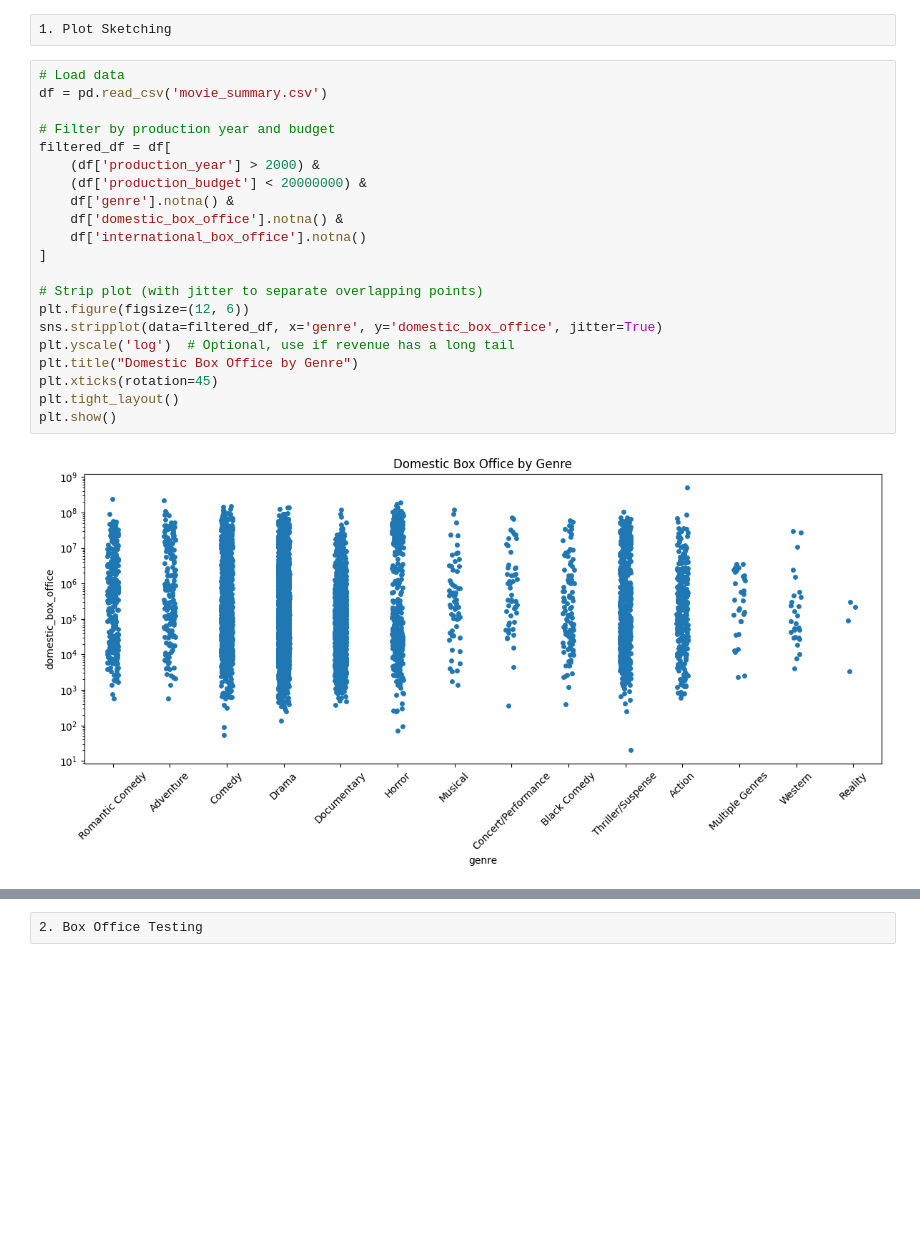
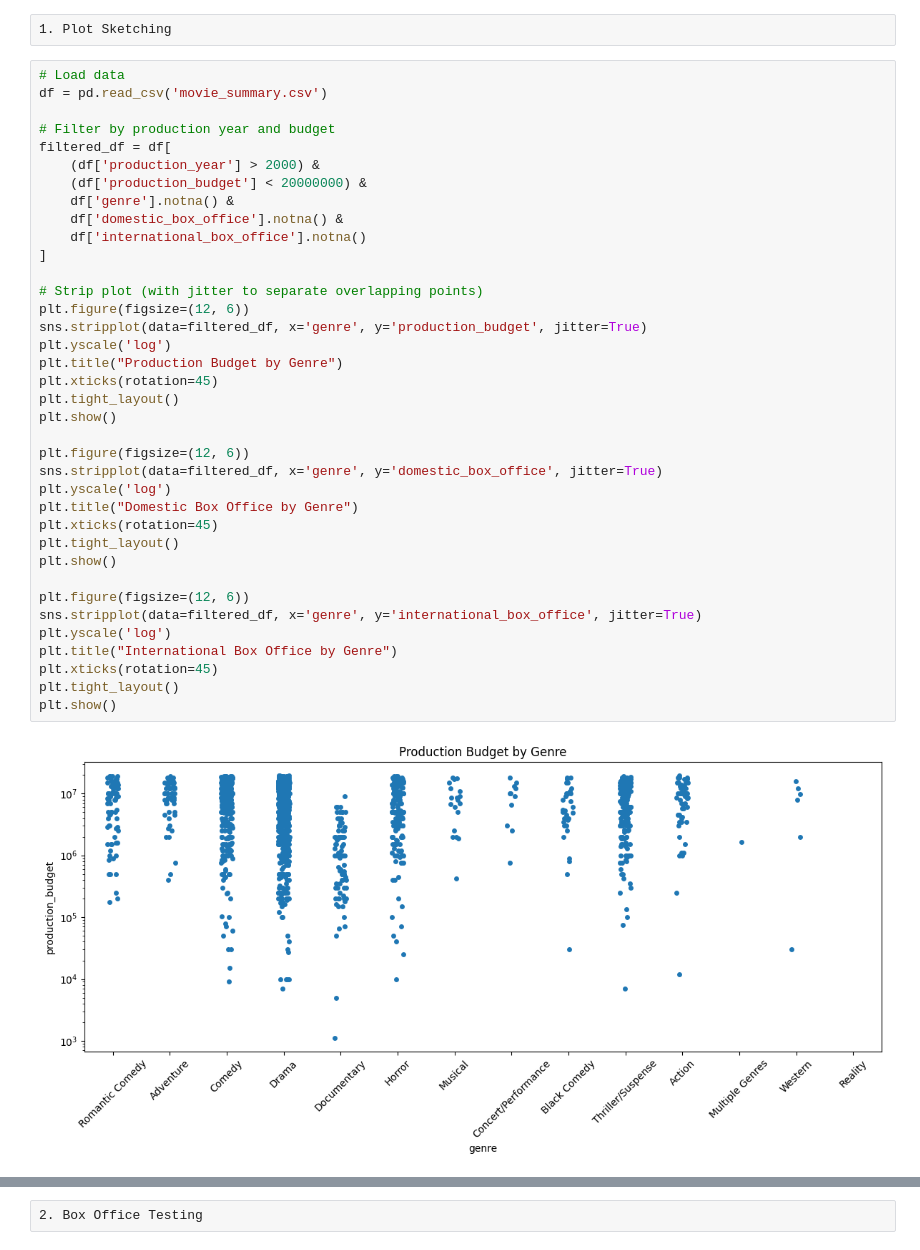
Before and after one commit to Ocean1029/Statistics_Final_Project, a Jupyter notebook: anova_genre.ipynb, the cells around one changed output, grey strips where cells are left out. Cells and saved outputs as stored; diff of their text form; blank space fills up the shorter version.

Commit message:
anova_genre.ipynb: Add other attribute to plot

```diff
--- a/anova_genre.ipynb
+++ b/anova_genre.ipynb
@@ -18,23 +18,39 @@ from statsmodels.stats.libqsturng import qsturng
 # %%
 # Load data
 df = pd.read_csv('movie_summary.csv')
 
 # Filter by production year and budget
 filtered_df = df[
     (df['production_year'] > 2000) &
     (df['production_budget'] < 20000000) &
     df['genre'].notna() &
     df['domestic_box_office'].notna() &
     df['international_box_office'].notna()
 ]
 
 # Strip plot (with jitter to separate overlapping points)
 plt.figure(figsize=(12, 6))
+sns.stripplot(data=filtered_df, x='genre', y='production_budget', jitter=True)
+plt.yscale('log')
+plt.title("Production Budget by Genre")
+plt.xticks(rotation=45)
+plt.tight_layout()
+plt.show()
+
+plt.figure(figsize=(12, 6))
 sns.stripplot(data=filtered_df, x='genre', y='domestic_box_office', jitter=True)
-plt.yscale('log')  # Optional, use if revenue has a long tail
+plt.yscale('log')
 plt.title("Domestic Box Office by Genre")
 plt.xticks(rotation=45)
 plt.tight_layout()
 plt.show()
+
+plt.figure(figsize=(12, 6))
+sns.stripplot(data=filtered_df, x='genre', y='international_box_office', jitter=True)
+plt.yscale('log')
+plt.title("International Box Office by Genre")
+plt.xticks(rotation=45)
+plt.tight_layout()
+plt.show()
 # %% [output]
-[figure, old version]
+[figure, new version]
```
Also changed, not shown: parts of 1 cell of this notebook.
